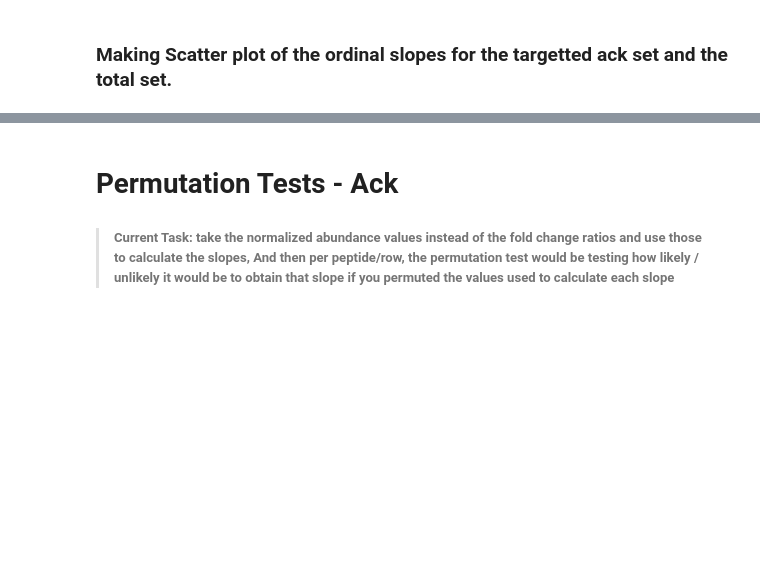
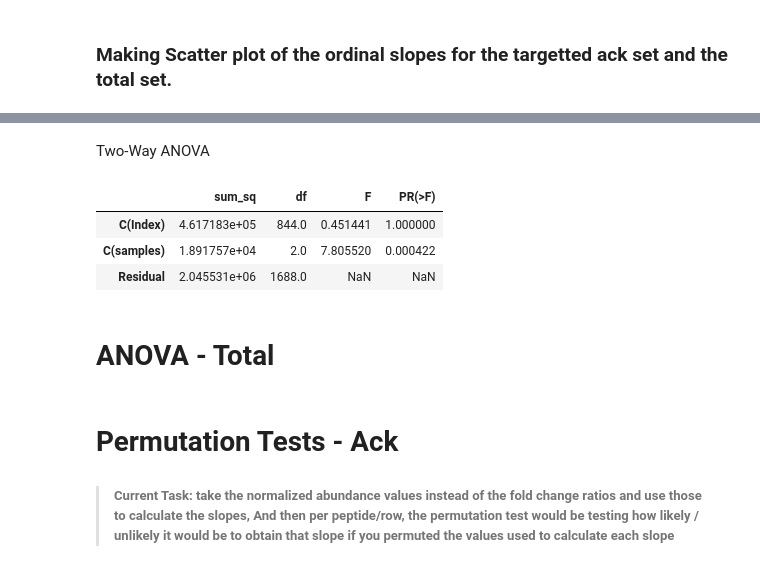
Before and after one commit to KyraGriffin/bmsip_internship_seta, a Jupyter notebook: protein_isolation.ipynb, the cells around one changed output, grey strips where cells are left out. Cells and saved outputs as stored; diff of their text form; code cells hidden in the pictures; blank space fills up the shorter version.

```diff
--- a/protein_isolation.ipynb
+++ b/protein_isolation.ipynb
@@ -834,3 +911,21 @@ KeyError: 'slope_ordinal'
+# %% [markdown]
+
+Two-Way ANOVA
+# %%
+import statsmodels.api as sm
+from statsmodels.formula.api import ols
+
+model = ols('value ~ C(Index) + C(samples)', data=d_melt).fit()
+# + C(Index):C(samples)
+anova_table = sm.stats.anova_lm(model, typ=2)
+anova_table
+# %% [output]
+|  | sum_sq | df | F | PR(>F) |
+| C(Index) | 4.617183e+05 | 844.0 | 0.451441 | 1.000000 |
+| C(samples) | 1.891757e+04 | 2.0 | 7.805520 | 0.000422 |
+| Residual | 2.045531e+06 | 1688.0 | NaN | NaN |
+# %% [markdown]
+# ANOVA - Total
 # %% [markdown]
 # Permutation Tests - Ack
 
```
Also changed, not shown: parts of 29 cells of this notebook.
